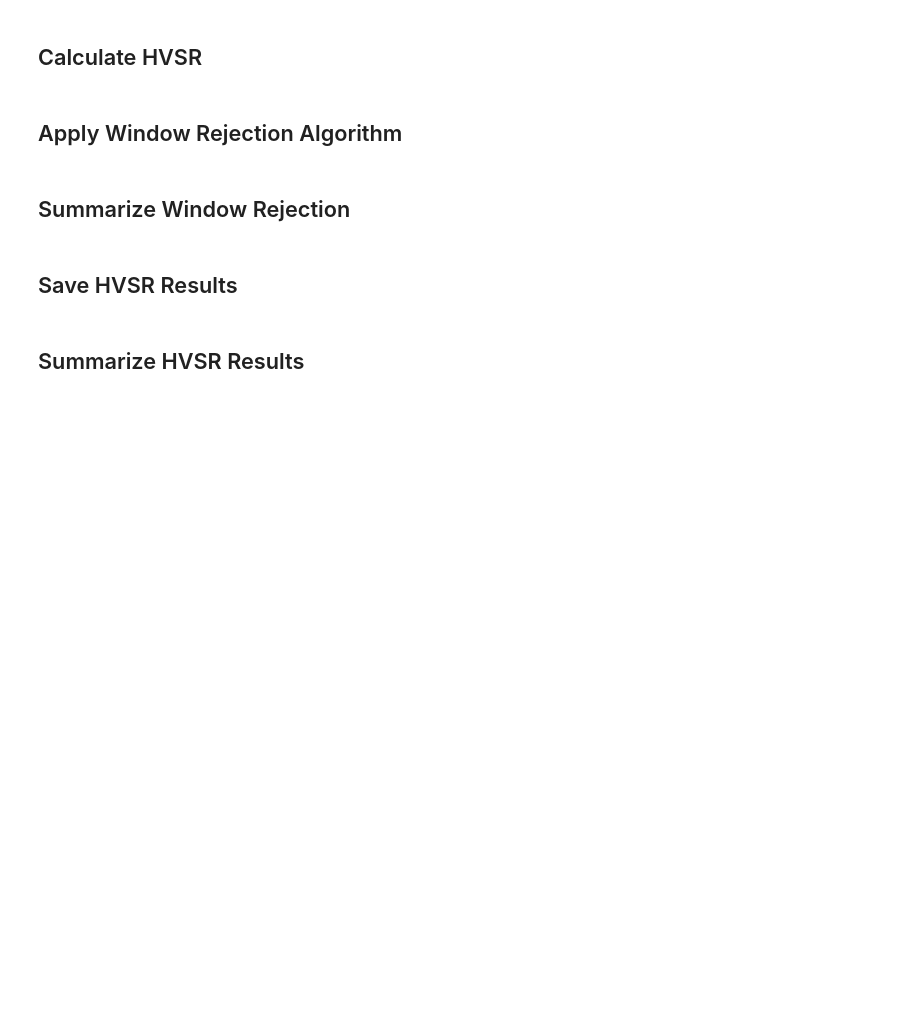
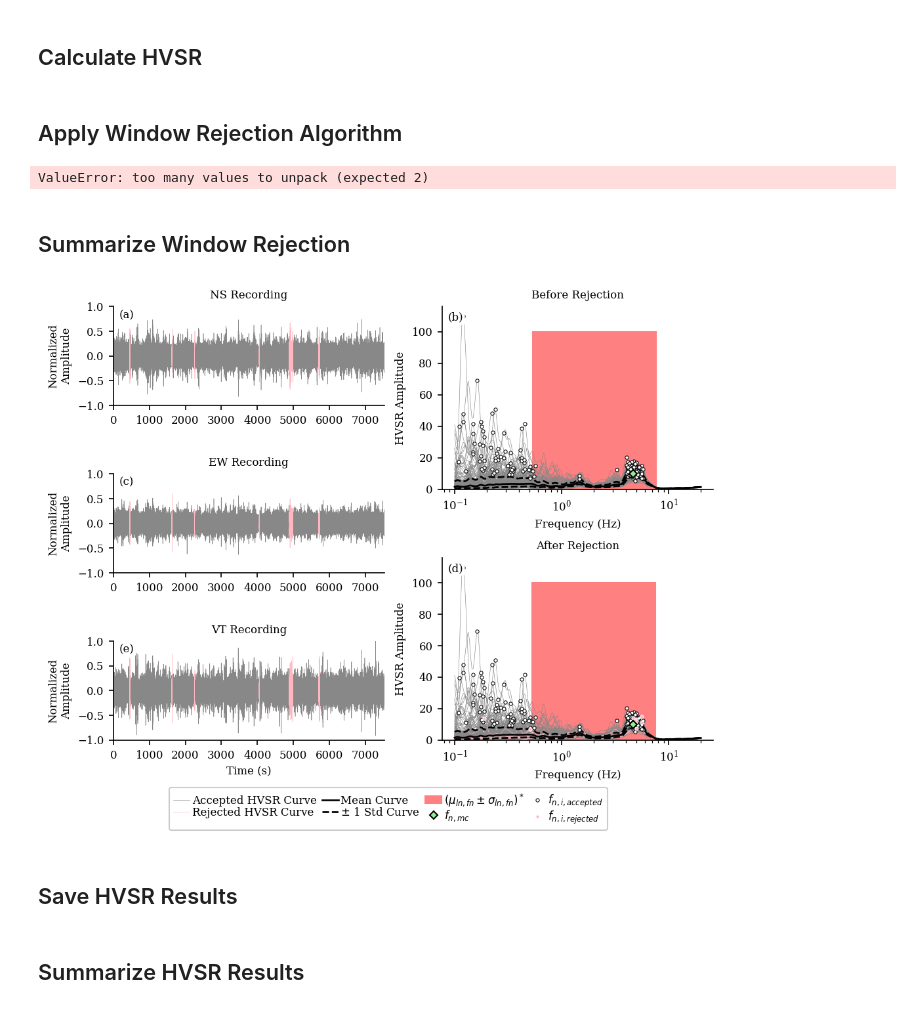
Before and after one commit to GongChae/hvsrpy, a Jupyter notebook: examples/example_mhvsr_traditional_window_rejection.ipynb, the cells around one changed output. Drawn from its saved outputs; the diff is of its cells as text; code cells hidden in the pictures; blank space fills up the shorter version.

```diff
--- a/examples/example_mhvsr_traditional_window_rejection.ipynb
+++ b/examples/example_mhvsr_traditional_window_rejection.ipynb
@@ -147,22 +147,19 @@ hvsr = hvsrpy.process(srecords_preprocessed, processing_settings)
 ## Apply Window Rejection Algorithm
 # %%
 # Cox et al. (2020) | Frequency-Domain Window Rejection Algorithm
-#search_range_in_hz = (None, None)
-#_ = hvsrpy.frequency_domain_window_rejection(hvsr, n=n, search_range_in_hz=search_range_in_hz)
+n=2
+search_range_in_hz = (0.1, 20)
+_ = hvsrpy.frequency_domain_window_rejection(hvsr, n=n, search_range_in_hz=search_range_in_hz)
 
 # STA-LTA | Short term average - Long term average rejection algorithm
 srecords = hvsrpy.read(fnames)
 srecords_preprocessed = hvsrpy.preprocess(srecords, preprocessing_settings)
-passing_record = hvsrpy.sta_lta_window_rejection(
+_, hvsr = hvsrpy.sta_lta_window_rejection(
                     srecords_preprocessed,
-                    sta_seconds=1,
-                    lta_seconds=30,
-                    min_sta_lta_ratio=0.1,
-                    max_sta_lta_ratio=2.5,
-                    hvsr=None
+                    hvsr=hvsr
                 )
-hvsr=hvsrpy.process(passing_record
-                    , processing_settings)
+#hvsr=hvsrpy.process(passing_record
+#                    , processing_settings)
 
 # Max Value | Maximum value window rejection
 # srecords = hvsrpy.read(fnames)
@@ -172,12 +169,16 @@ hvsr=hvsrpy.process(passing_record
 # Manual | Manual value window rejection
 # %matplotlib qt5
 # hvsr = hvsrpy.manual_window_rejection(hvsr)
+# %% [output]
+ValueError: too many values to unpack (expected 2)
 # %% [markdown]
 ## Summarize Window Rejection
 # %%
-#%matplotlib inline
-#mfig, axs = hvsrpy.plot_pre_and_post_rejection(srecords_preprocessed, hvsr)
-#plt.show()
+%matplotlib inline
+mfig, axs = hvsrpy.plot_pre_and_post_rejection(srecords_preprocessed, hvsr)
+plt.show()
+# %% [output]
+[figure, added]
 # %% [markdown]
 ## Save HVSR Results
 # %%
```
Also changed, not shown: parts of 2 cells of this notebook, 1 other file.
